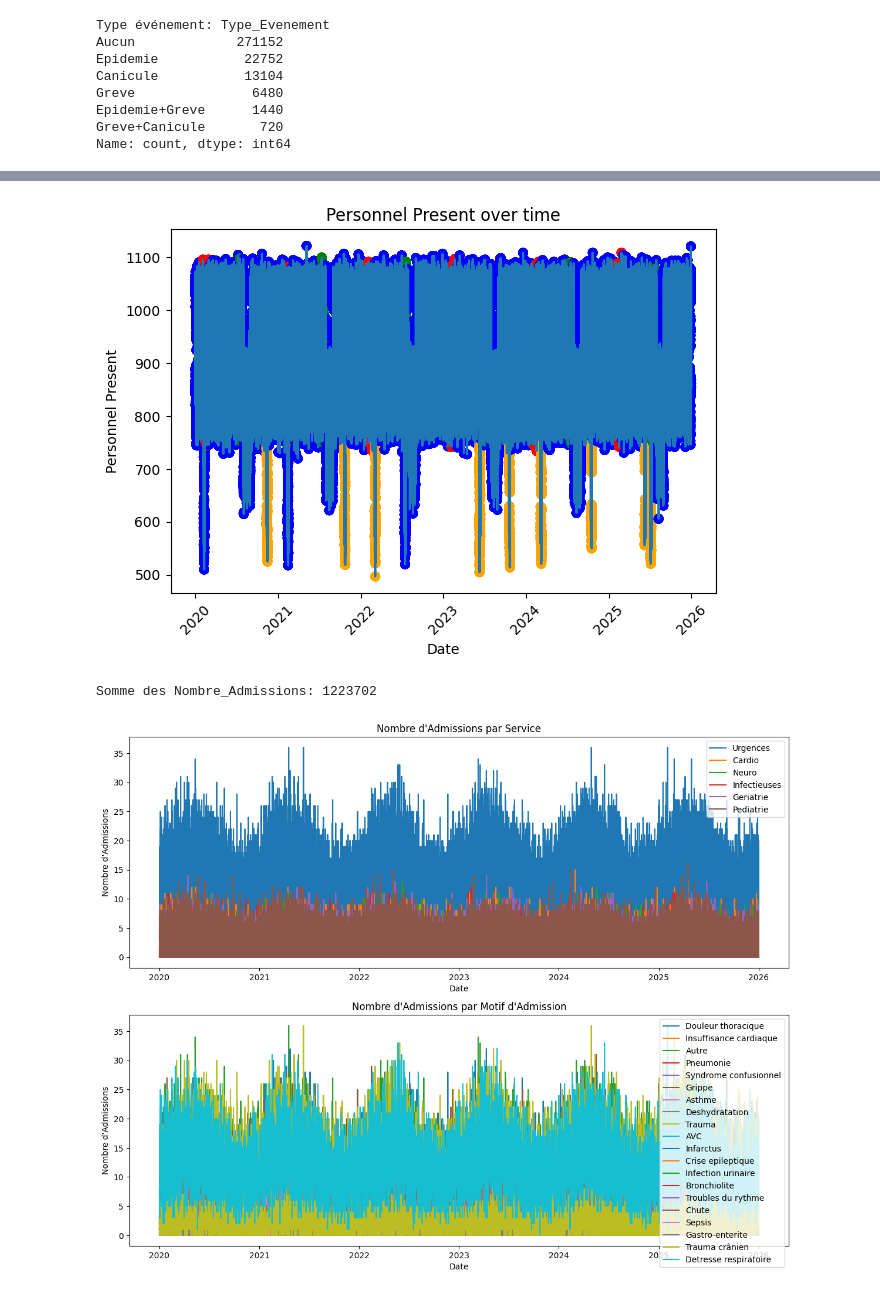
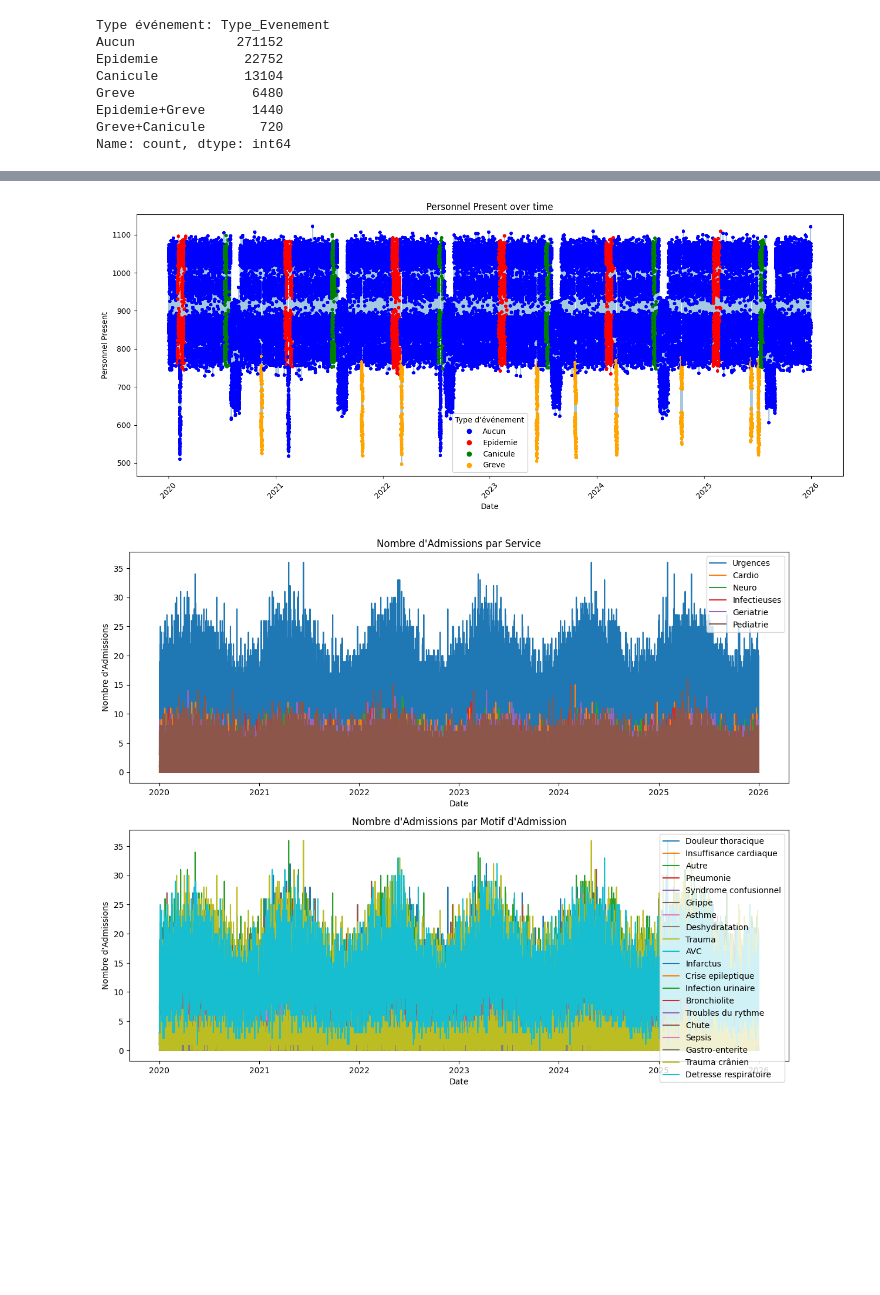
Before and after one commit to MiloBonbaril/DATA-smartcare-analytics, a Jupyter notebook: AED.ipynb, the cells around one changed output, grey strips where cells are left out. Drawn from its saved outputs; the diff is of its cells as text; code cells hidden in the pictures; blank space fills up the shorter version.

```diff
--- a/AED.ipynb
+++ b/AED.ipynb
@@ -118,34 +142,49 @@ plt.show()
 # %%
-# do the same for Personnel_Present
-plt.plot(df['timestamp_admission'], df['Personnel_Present'])
-plt.xlabel('Date')
-plt.ylabel('Personnel Present')
-plt.title('Personnel Present over time')
-plt.xticks(rotation=45)
-plt.tight_layout()
-# Define colors based on event type
+# Préparation des données
+df['timestamp_admission'] = pd.to_datetime(df['timestamp_admission'])
+df = df.sort_values(by='timestamp_admission')
+
+# Définition des couleurs
 colors = {
     'Aucun': 'blue',
     'Epidemie': 'red',
     'Canicule': 'green',
     'Greve': 'orange'
 }
 
-# Create a color list for each row in the dataframe
-color_list = []
-for _, row in df.iterrows():
-    event_type = row['Type_Evenement']
-    if event_type in colors:
-        color_list.append(colors[event_type])
-    else:
-        color_list.append(colors['Aucun'])
-plt.scatter(df['timestamp_admission'], df['Personnel_Present'], c=color_list)
+# --- OPTIMISATION ---
+# Vectorisation de l'attribution des couleurs
+row_colors = df['Type_Evenement'].map(colors).fillna('blue')
+
+fig, ax = plt.subplots(figsize=(14, 6))
+
+# 1. La courbe (Ligne)
+# Ligne en arrière-plan (zorder=1) avec légère transparence
+ax.plot(df['timestamp_admission'], df['Personnel_Present'],
+        color='tab:blue', alpha=0.4, zorder=1)
+
+# 2. Les points (Scatter)
+# Points au premier plan (zorder=2) avec taille 10
+ax.scatter(df['timestamp_admission'], df['Personnel_Present'],
+           c=row_colors,
+           s=10,
+           zorder=2)
+
+ax.set_xlabel('Date')
+ax.set_ylabel('Personnel Present')
+ax.set_title('Personnel Present over time')
+plt.xticks(rotation=45)
+
+# Création de la légende
+legend_elements = [Line2D([0], [0], marker='o', color='w', label=event,
+                          markerfacecolor=c, markersize=8)
+                   for event, c in colors.items()]
+
+ax.legend(handles=legend_elements, title="Type d'événement")
+
+plt.tight_layout()
 plt.show()
 # %% [output]
-[figure, old version]
+[figure, new version]
-# %%
-print("Somme des Nombre_Admissions:", df['Nombre_Admissions'].sum())
-# %% [output]
-Somme des Nombre_Admissions: 1223702
 # %%
 # 2 graph réunis en subplots 1. séparation par service 2. séparation par motif_admission
```
Also changed, not shown: parts of 9 cells of this notebook.
